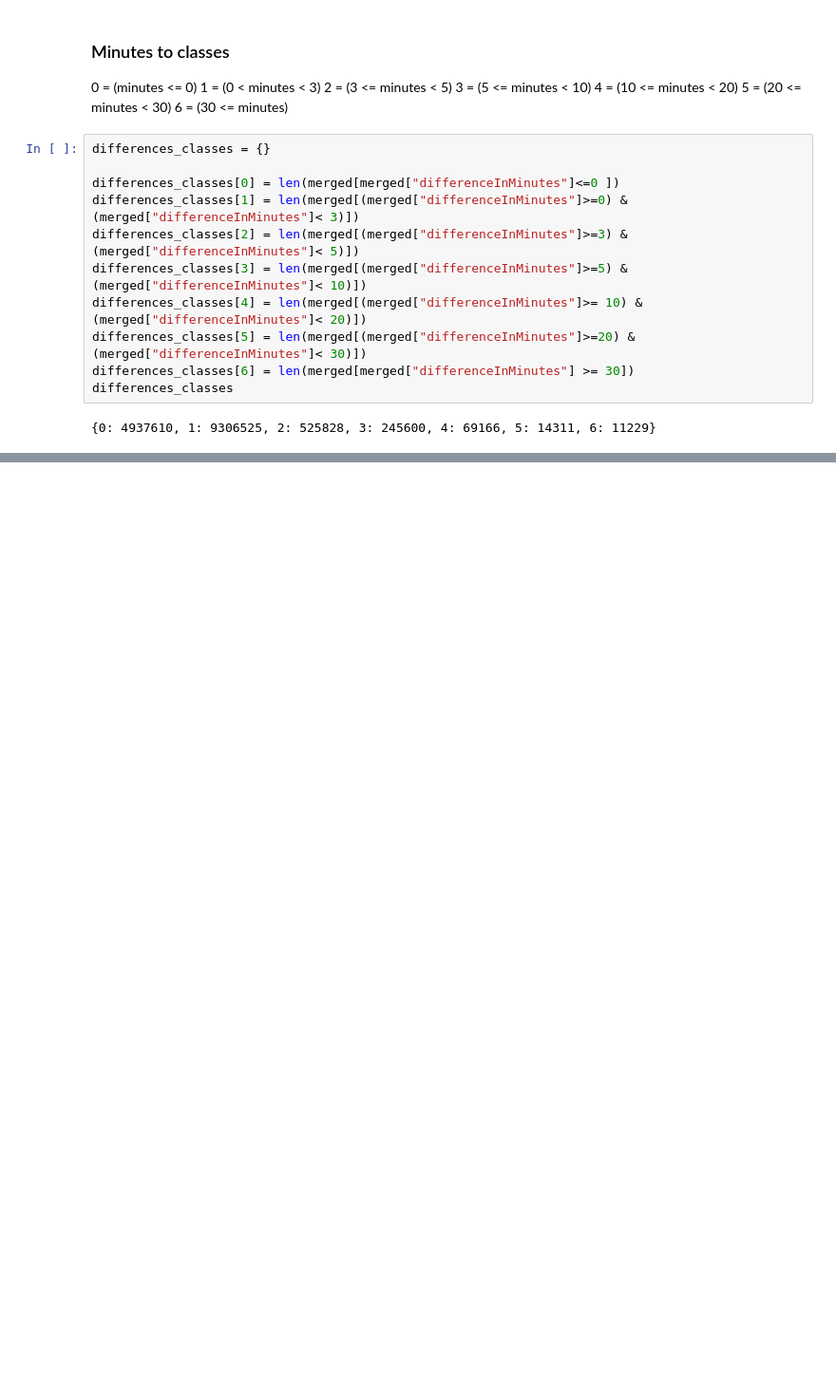
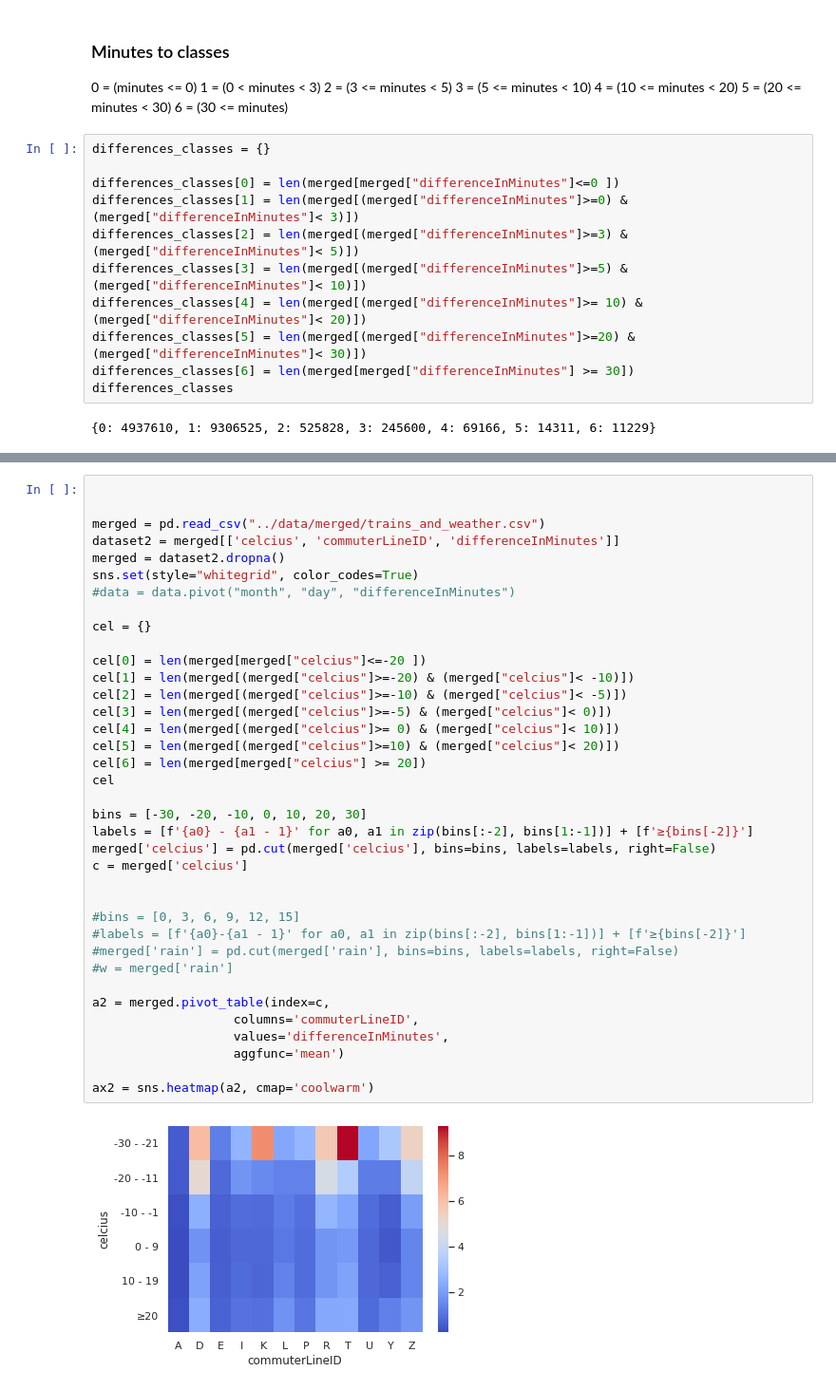
Before and after one commit to millalin/Train-predictor, a Jupyter notebook: notebooks/explore-train.ipynb, the cells around one changed output, grey strips where cells are left out. Shown at 95% size. Cells and saved outputs as stored; diff of their text form; blank space fills up the shorter version.

```diff
--- a/notebooks/explore-train.ipynb
+++ b/notebooks/explore-train.ipynb
@@ -142,0 +161,39 @@ plt.bar(differences_classes.keys(), differences_classes.values(), color="red", a
+# %%
+
+
+merged = pd.read_csv("../data/merged/trains_and_weather.csv")
+dataset2 = merged[['celcius', 'commuterLineID', 'differenceInMinutes']]
+merged = dataset2.dropna()
+sns.set(style="whitegrid", color_codes=True)
+#data = data.pivot("month", "day", "differenceInMinutes")
+
+cel = {}
+
+cel[0] = len(merged[merged["celcius"]<=-20 ])
+cel[1] = len(merged[(merged["celcius"]>=-20) & (merged["celcius"]< -10)])
+cel[2] = len(merged[(merged["celcius"]>=-10) & (merged["celcius"]< -5)])
+cel[3] = len(merged[(merged["celcius"]>=-5) & (merged["celcius"]< 0)])
+cel[4] = len(merged[(merged["celcius"]>= 0) & (merged["celcius"]< 10)])
+cel[5] = len(merged[(merged["celcius"]>=10) & (merged["celcius"]< 20)])
+cel[6] = len(merged[merged["celcius"] >= 20])
+cel
+
+bins = [-30, -20, -10, 0, 10, 20, 30]
+labels = [f'{a0} - {a1 - 1}' for a0, a1 in zip(bins[:-2], bins[1:-1])] + [f'≥{bins[-2]}']
+merged['celcius'] = pd.cut(merged['celcius'], bins=bins, labels=labels, right=False)
+c = merged['celcius']
+
+
+#bins = [0, 3, 6, 9, 12, 15]
+#labels = [f'{a0}-{a1 - 1}' for a0, a1 in zip(bins[:-2], bins[1:-1])] + [f'≥{bins[-2]}']
+#merged['rain'] = pd.cut(merged['rain'], bins=bins, labels=labels, right=False)
+#w = merged['rain']
+
+a2 = merged.pivot_table(index=c,
+                   columns='commuterLineID',
+                   values='differenceInMinutes',
+                   aggfunc='mean')
+
+ax2 = sns.heatmap(a2, cmap='coolwarm')
+# %% [output]
+[figure, added]
```
Also changed, not shown: parts of 5 cells of this notebook, 4 other files.
